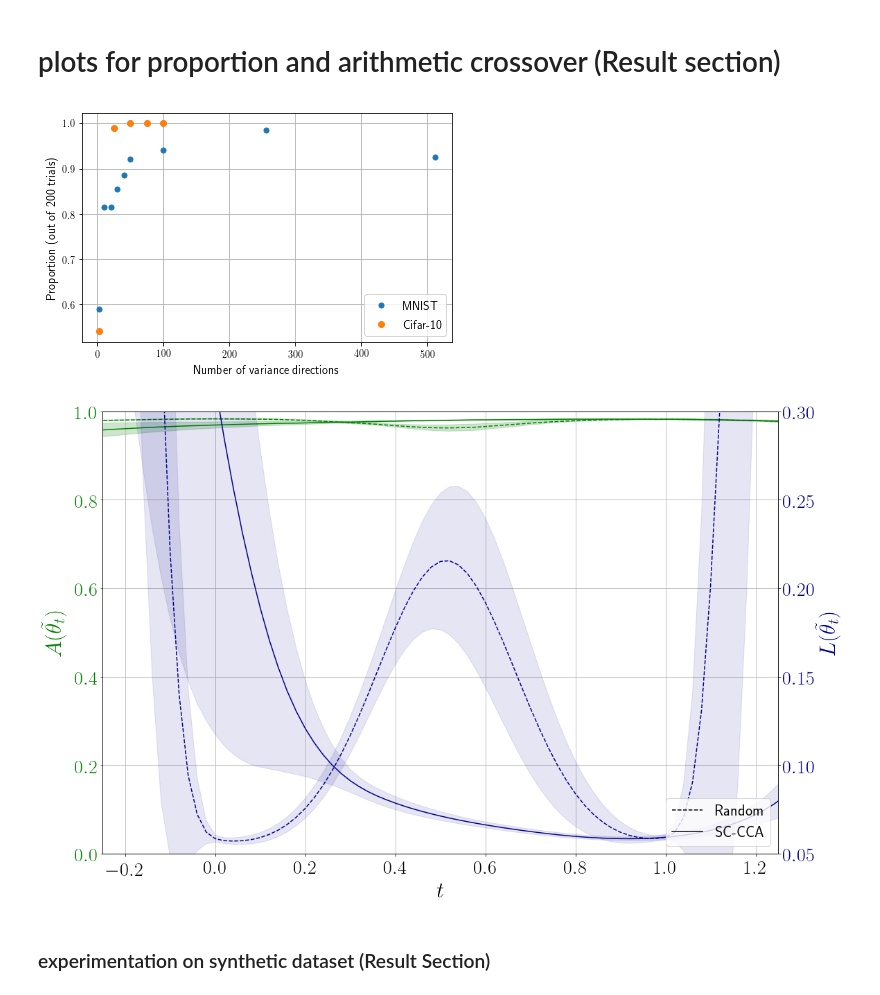
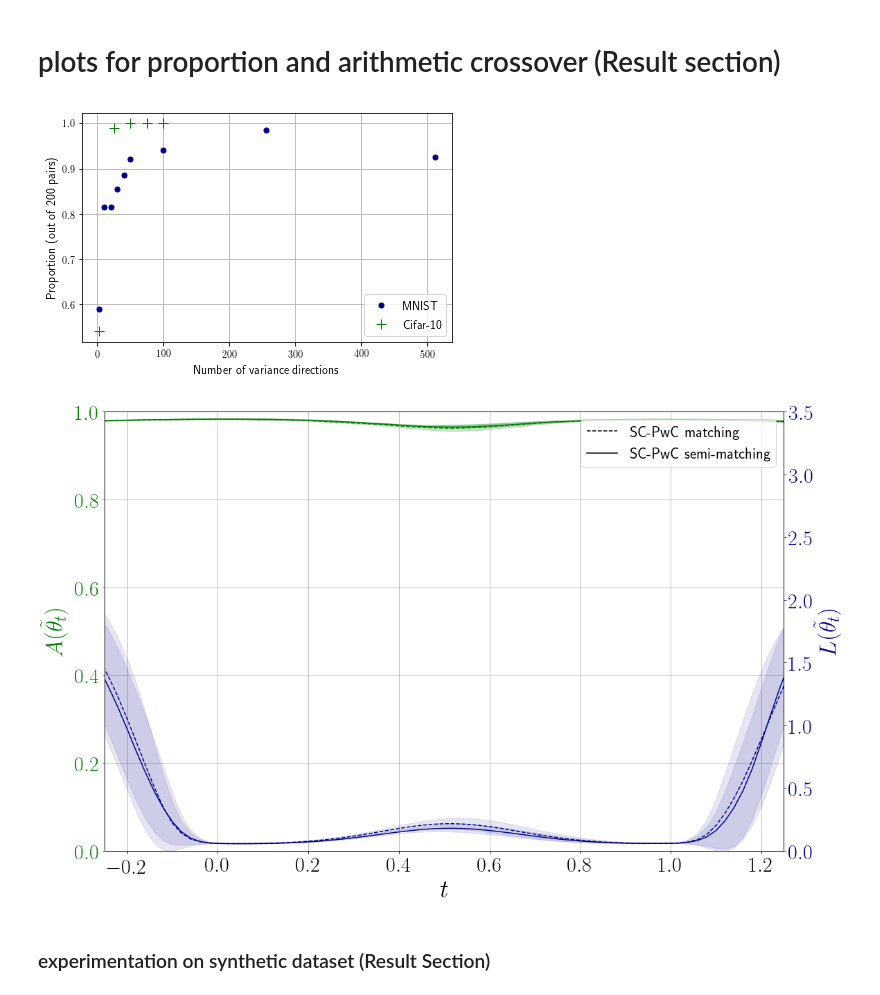
Before and after one commit to gecco2020submission/code, a Jupyter notebook: GECCO_2020.ipynb, the cells around one changed output. Saved outputs shown, nothing was run; the diff lists cells and outputs as text; code cells hidden in the pictures.

```diff
--- a/GECCO_2020.ipynb
+++ b/GECCO_2020.ipynb
@@ -508,9 +519,9 @@ if data == "cifar10":
 
 num_pairs = 1
 list_val_plot = []
-list_minima_cca, list_minima_random = [], []
+list_minima_random = []
 list_half_cca, list_half_random = [], []
-for i in range(20):
+for i in range(10):
     if i % 2 == 0:
         j = i + 1
         half_fitness_cca = 0
@@ -553,9 +564,7 @@ for i in range(20):
         loss_list, half_fitness_random = get_min_untouched_nn(x_test, one_hot_y_test, weights_nn_one, weights_nn_two)
         list_val_plot[num_pairs-1].append(loss_list)
         list_minima_random.append(min(loss_list))
-        loss_list_cc_pair = []
-        best_t_value = my_range[int(np.argmin(loss_list)/2)]
-        print(str(min(loss_list)), best_t_value)
+        best_t_value = my_range[int(np.argmin([loss_list[index][0] for index in range(len(loss_list))]))]
 
         loss_list_cc1 = []
         for t in my_range:
@@ -570,15 +579,16 @@ for i in range(20):
                 half_fitness_cca = loss
         list_val_plot[num_pairs-1].append(loss_list_cc1)
 
-        loss_list_cc_pair.append(min(loss_list_cc1))
-        list_minima_cca.append(min(loss_list_cc1))
+        min_cca = min([loss_list_cc1[index][0] for index in range(len(loss_list_cc1))])
         list_half_cca.append(half_fitness_cca)
         list_half_random.append(half_fitness_random)
 
         if half_fitness_cca < half_fitness_random:
             count_better_loss_half += 1
 
-        print("loss for svcca: " + str(half_fitness_cca) + " loss for random " + str(half_fitness_random))
+        print(str(min(loss_list)), best_t_value)
+        print(min_cca)
+        print("loss for svcca at t=0.5: " + str(half_fitness_cca) + " loss for random at t=0.5 " + str(half_fitness_random))
         print("The ratio of better solutions is at t=0.5 is " + str(count_better_loss_half) + "/" + str(num_pairs))
 
         num_pairs += 1
@@ -607,7 +601,7 @@ order_nn_1 = reorder_canonical(original_variables_cc_list[0][0])
 # %%
 order_nn_2 = reorder_canonical(original_variables_cc_list[0][1])
 # %%
-corr_matrix_nn_ordered = np.zeros((512, 512))
+corr_matrix_nn_unordered = np.zeros((512, 512))
 # %%
 i_index = 0
 for i in range(512):
@@ -615,3 +609,9 @@ for i in range(512):
     for j in range(512):
         corr = np.corrcoef(list_hidden_representation_one[0][:,i], list_hidden_representation_two[0][:,j])[0,1]
         corr_matrix_nn_unordered[i,j] = corr
+# %%
+corr_matrix_nn_unordered[np.isnan(corr_matrix_nn_unordered)] = -1
+# %%
+corr_list = []
+for index in range(512):
+    corr_list.append(np.max(corr_matrix_nn_unordered[index,:]))
@@ -667,16 +673,16 @@ plt.savefig(image_name, dpi=600, bbox_inches = 'tight')
 x_array = np.array([2, 10, 20, 30, 40, 50, 100, 256, 512])
 y_array = np.array([0.590, 0.815, 0.815, 0.855, 0.885, 0.920, 0.94, 0.985, 0.925])
 plt.plot()
-plt.plot(x_array, y_array, marker="o", linestyle="", markersize=5)
-plt.plot(np.array([2, 25, 50, 75, 100]), np.array([0.54, 0.99, 1.0, 1.0, 1.0]), linestyle="", marker="o")
+plt.plot(x_array, y_array, marker="o", linestyle="", markersize=5, color="darkblue")
+plt.plot(np.array([2, 25, 50, 75, 100]), np.array([0.54, 0.99, 1.0, 1.0, 1.0]), markersize=10, linestyle="", marker="+", color="green")
 plt.grid(True)
 plt.legend(["MNIST", "Cifar-10"], loc="lower right", fontsize=12)
-plt.ylabel("Proportion (out of 200 trials)", fontsize=12)
+plt.ylabel("Proportion (out of 200 pairs)", fontsize=12)
 plt.xlabel("Number of variance directions", fontsize=12)
-plt.savefig("proportion.pdf", dpi=300, bbox_inches = 'tight', pad_inches=0)
+plt.savefig("proportion.pdf", dpi=600, bbox_inches = 'tight', pad_inches=0)
 plt.tight_layout()
 # %% [output]
-[figure, old version]
+[figure, new version]
 # %%
 list_random_shuffle = []
 list_pc_shuffle = []
@@ -691,42 +696,42 @@ mean_pc, std_pc = np.mean(np.asarray(list_pc_shuffle), axis=0), np.std(np.asarra
 # %%
 fig, host = plt.subplots(figsize=(16,10))
 plt.grid(True)
 par1 = host.twinx()
 
 color1 = "darkblue"
 color2 = "green"
 
 host.set_xlim(-0.25, 1.25)
-host.set_ylim(0.0, 1.0)
-par1.set_ylim(0.05, 0.3)
-host.set_xlabel(r'$t$', fontsize=32)
-par1.set_ylabel(r'$L(\tilde{\theta_t})$', fontsize=32, color=color1)
-host.set_ylabel(r'$A(\tilde{\theta_t})$', fontsize=32, color=color2, labelpad=15)
+host.set_ylim(0, 1.0)
+par1.set_ylim(0,3.5)
+host.set_xlabel(r'$t$', fontsize=36)
+par1.set_ylabel(r'$L(\tilde{\theta_t})$', fontsize=34, color=color1)
+host.set_ylabel(r'$A(\tilde{\theta_t})$', fontsize=34, color=color2, labelpad=15)
 host.yaxis.set_label_coords(-0.05,0.5)
 
 
-host.tick_params(axis='y', colors=color2, labelsize=28)
-par1.tick_params(axis='y', colors=color1, labelsize=28)
-host.tick_params(axis='x', colors="black", labelsize=28)
+host.tick_params(axis='y', colors=color2, labelsize=30)
+par1.tick_params(axis='y', colors=color1, labelsize=30)
+host.tick_params(axis='x', colors="black", labelsize=30)
 
 line1 = Line2D(my_range, mean_random[:,0], color="black", alpha=1.0, linestyle='dashed')
 line2 = Line2D(my_range, mean_pc[:,1], color="black", alpha=1.0)
-plt.legend((line1, line2), ('Random', 'SC-CCA'), fontsize=22, loc="lower right")
+plt.legend((line1, line2), ('SC-PwC matching','SC-PwC semi-matching'), fontsize=22, loc="top right")
 
 par1.plot(my_range, mean_random[:,0], color=color1, alpha=1.0, linestyle='dashed')
 host.plot(my_range, mean_pc[:,1], color=color2, alpha=1.0)
 par1.plot(my_range, mean_pc[:,0], color=color1, alpha=1.0)
 host.plot(my_range, mean_random[:,1], color=color2, alpha=1.0, linestyle='dashed')
 
 
 par1.fill_between(my_range, mean_random[:,0]+std_random[:,0], mean_random[:,0]-std_random[:,0], color=color1, alpha=0.1)
 par1.fill_between(my_range, mean_pc[:,0]+std_pc[:,0], mean_pc[:,0]-std_pc[:,0], color=color1, alpha=0.1)
 host.fill_between(my_range, mean_random[:,1]+std_random[:,1], mean_random[:,1]-std_random[:,1], color=color2, alpha=0.2)
 host.fill_between(my_range, mean_pc[:,1]+std_pc[:,1], mean_pc[:,1]-std_pc[:,1], color=color2, alpha=0.2)
 plt.tight_layout(pad=0.05)
-#plt.savefig("cifar10.pdf", dpi=600, bbox_inches = 'tight')
+#plt.savefig("matching_vs_semimatching_cifar.pdf", dpi=600, bbox_inches = 'tight')
 # %% [output]
-[figure, old version]
+[figure, new version]
 # %% [markdown]
 ### experimentation on synthetic dataset (Result Section)
 # %%
```
Also changed, not shown: parts of 12 cells of this notebook.
